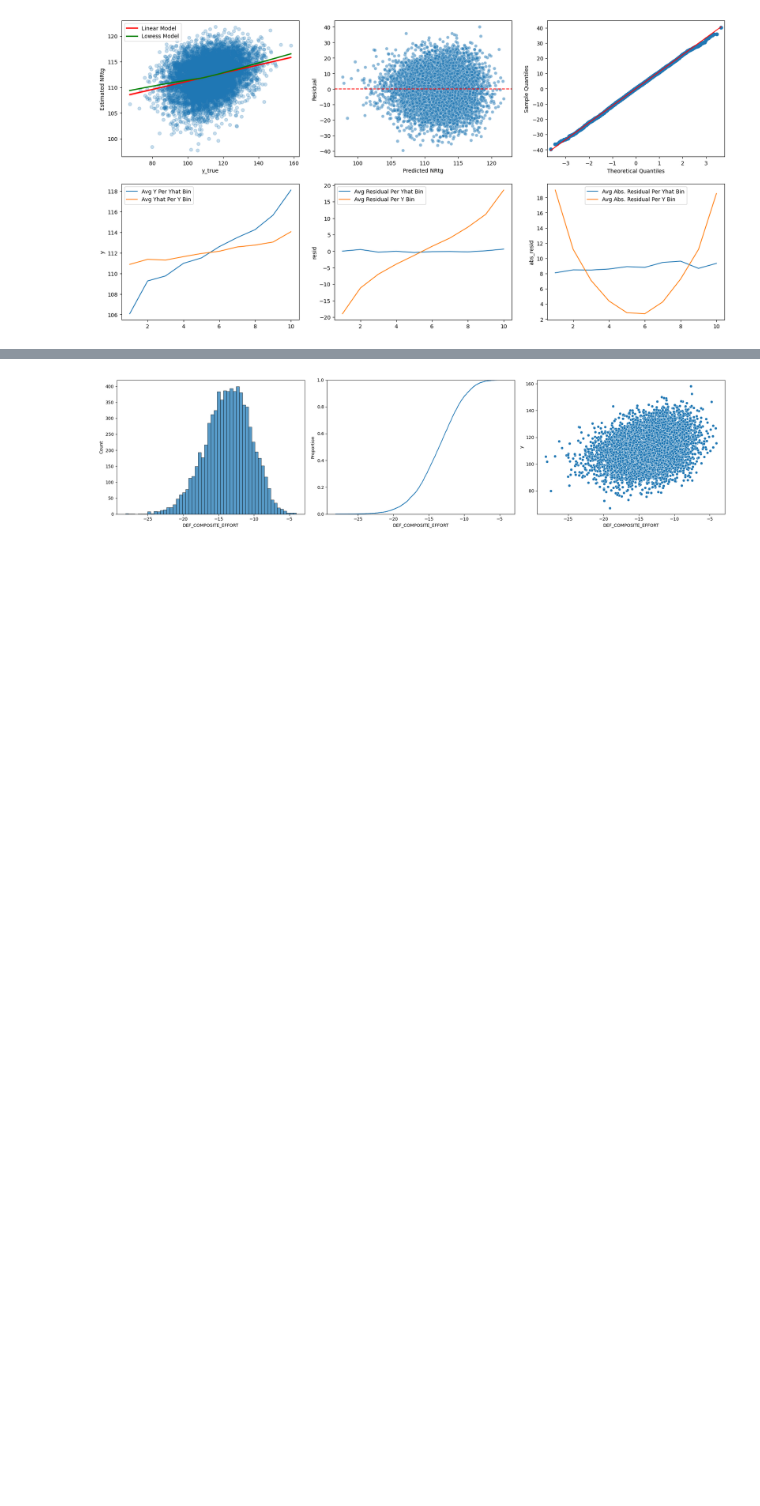
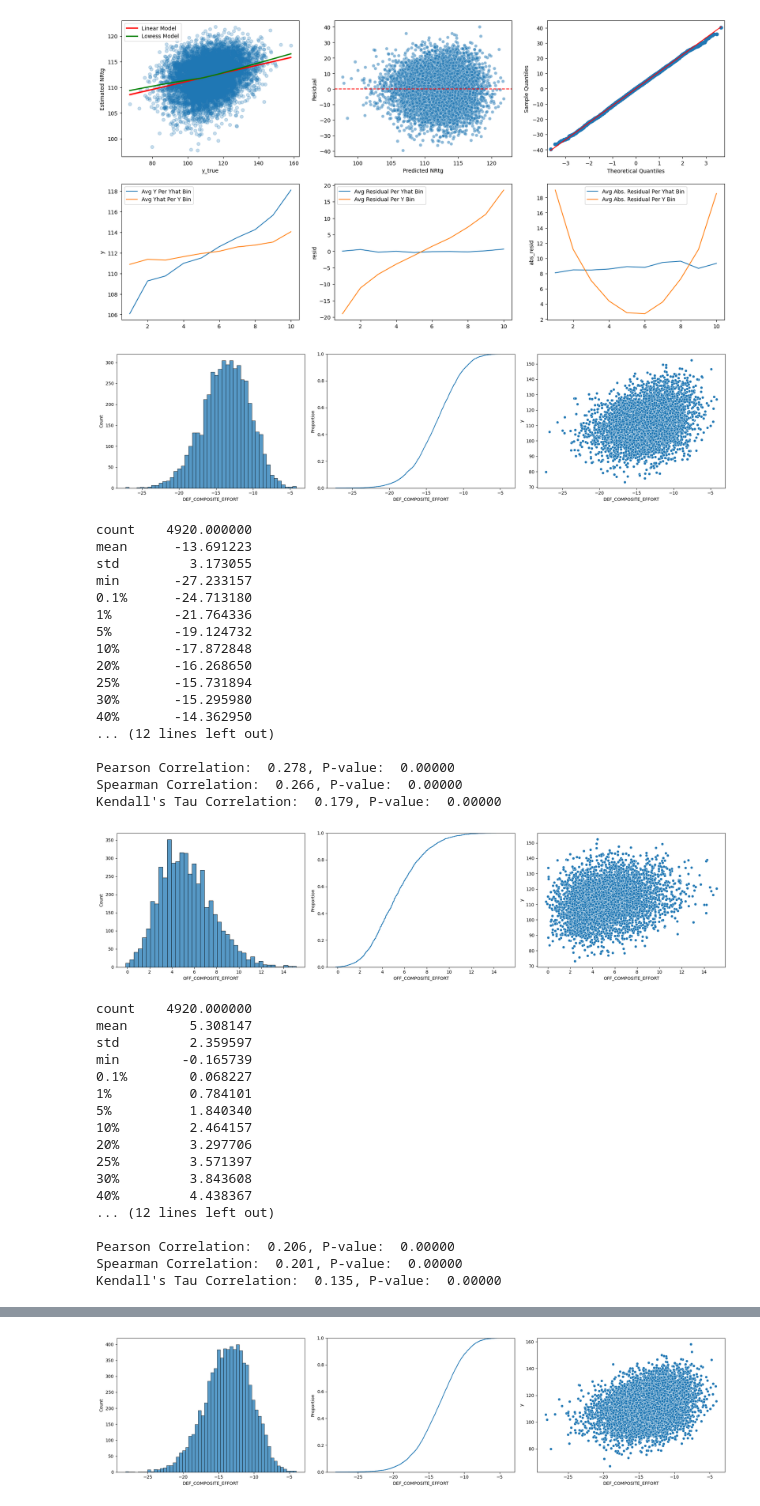
Before and after one commit to samluxenberg1/nba_hustle_sdg, a Jupyter notebook: notebooks/off_def_rating_models.ipynb, the cells around one changed output, grey strips where cells are left out. Drawn from its saved outputs; the diff is of its cells as text; code cells hidden in the pictures; blank space fills up the shorter version.

```diff
--- a/notebooks/off_def_rating_models.ipynb
+++ b/notebooks/off_def_rating_models.ipynb
@@ -139,3 +211,44 @@ Covariance Type:            nonrobust
 
 In-Sample RMSE:  11.090
 [figure]
+# %%
+output_dir = os.path.join(DATA_DIR, 'stage1_effort')
+def_stage1_effort = comp_eff_def.estimate_composite_effort(off_def='def', output_dir=output_dir)
+off_stage1_effort = comp_eff_off.estimate_composite_effort(off_def='off', output_dir=output_dir)
+# %% [output]
+[figure, added]
+count    4920.000000
+mean      -13.691223
+std         3.173055
+min       -27.233157
+0.1%      -24.713180
+1%        -21.764336
+5%        -19.124732
+10%       -17.872848
+20%       -16.268650
+25%       -15.731894
+30%       -15.295980
+40%       -14.362950
+... (12 lines left out)
+
+Pearson Correlation:  0.278, P-value:  0.00000
+Spearman Correlation:  0.266, P-value:  0.00000
+Kendall's Tau Correlation:  0.179, P-value:  0.00000
+[figure, added]
+count    4920.000000
+mean        5.308147
+std         2.359597
+min        -0.165739
+0.1%        0.068227
+1%          0.784101
+5%          1.840340
+10%         2.464157
+20%         3.297706
+25%         3.571397
+30%         3.843608
+40%         4.438367
+... (12 lines left out)
+
+Pearson Correlation:  0.206, P-value:  0.00000
+Spearman Correlation:  0.201, P-value:  0.00000
+Kendall's Tau Correlation:  0.135, P-value:  0.00000
```
Also changed, not shown: parts of 24 cells of this notebook, 15 other files.
